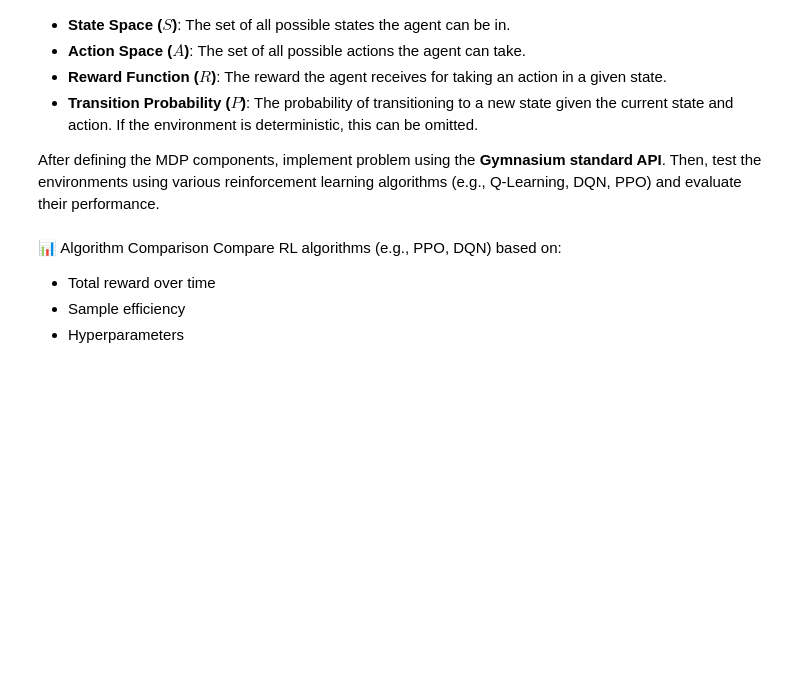
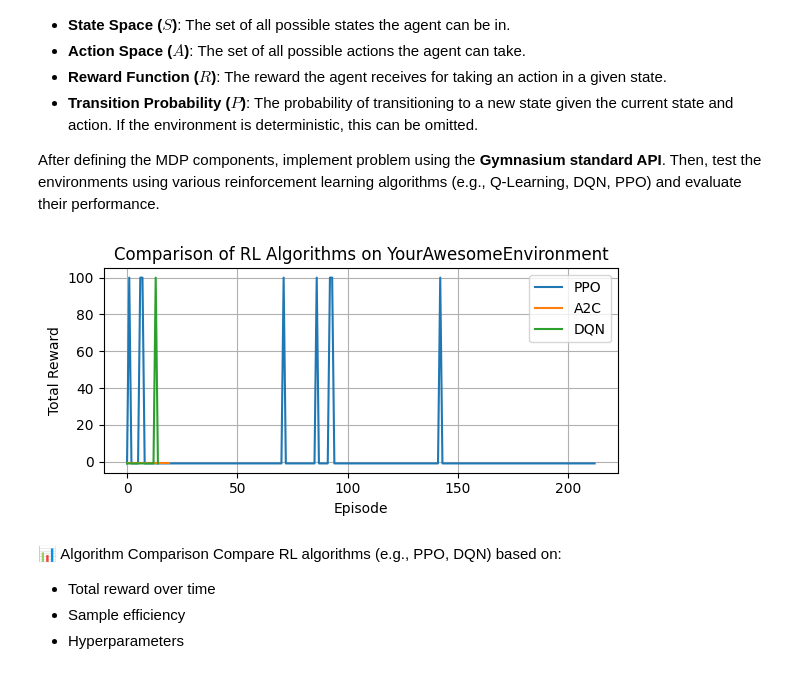
Before and after one commit to SaeedTerik/rl_homework, a Jupyter notebook: HW1_Notebook.ipynb, the cells around one changed output. Saved outputs shown, nothing was run; the diff lists cells and outputs as text; code cells hidden in the pictures; blank space fills up the shorter version.

```diff
--- a/HW1_Notebook.ipynb
+++ b/HW1_Notebook.ipynb
@@ -444,3 +431,28 @@ class YourAwesomeEnvironment(gym.Env):
+# %%
+# Train on YourAwesomeEnvironment
+env = YourAwesomeEnvironment()
+
+# Dictionary to store rewards
+rewards_dict = {
+    'PPO': train_and_log(PPO, env, 1000),
+    'A2C': train_and_log(A2C, env, 1000),
+    'DQN': train_and_log(DQN, env, 1000),
+}
+
+# Plot
+plt.figure(figsize=(6, 3))
+for algo, rewards in rewards_dict.items():
+    plt.plot(rewards, label=algo)
+
+plt.xlabel("Episode")
+plt.ylabel("Total Reward")
+plt.title("Comparison of RL Algorithms on YourAwesomeEnvironment")
+plt.legend()
+plt.grid(True)
+plt.tight_layout()
+plt.show()
+# %% [output]
+[figure, added]
 # %% [markdown]
 📊 Algorithm Comparison
 Compare RL algorithms (e.g., PPO, DQN) based on:
```
Also changed, not shown: parts of 17 cells of this notebook.
